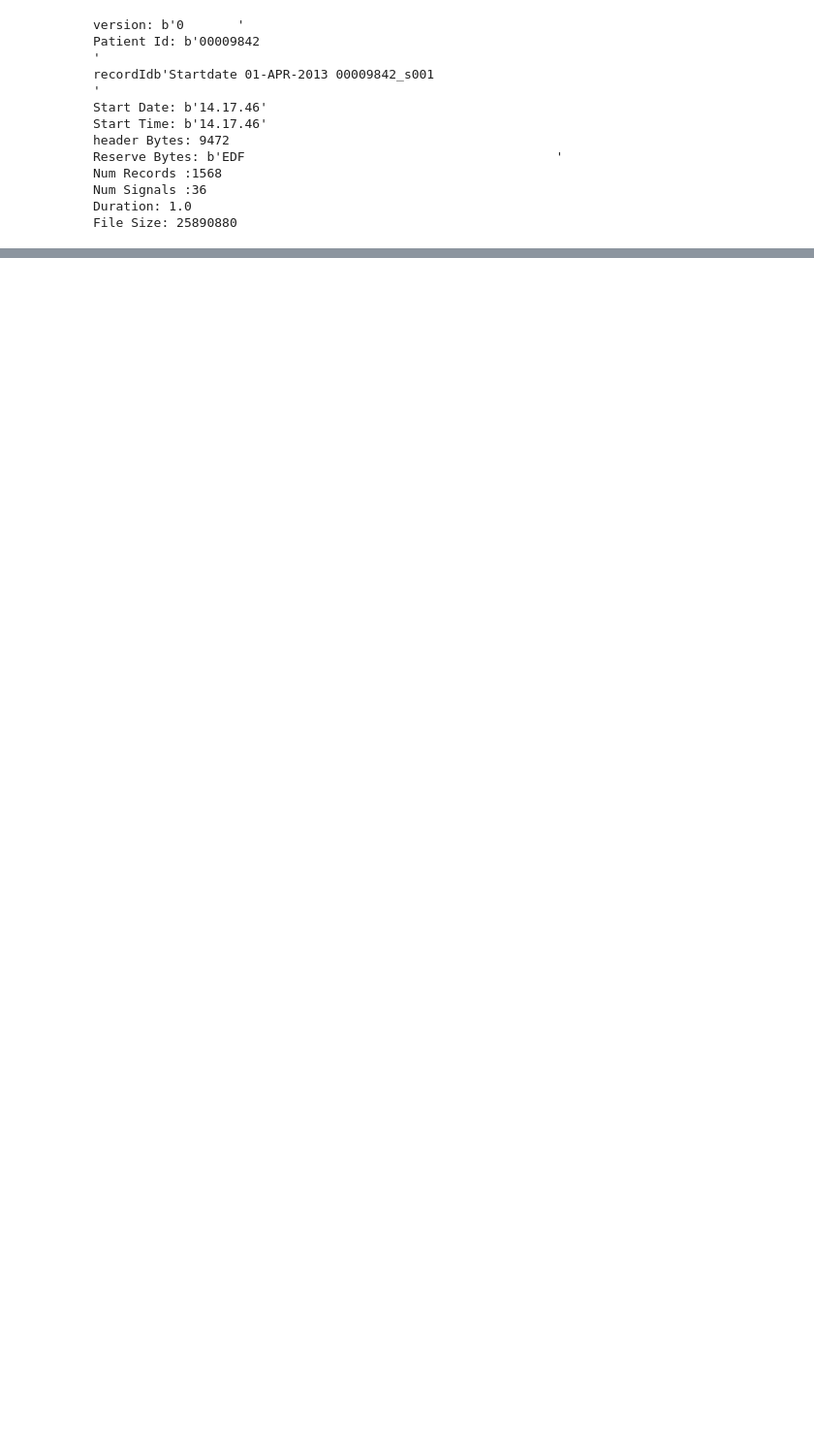
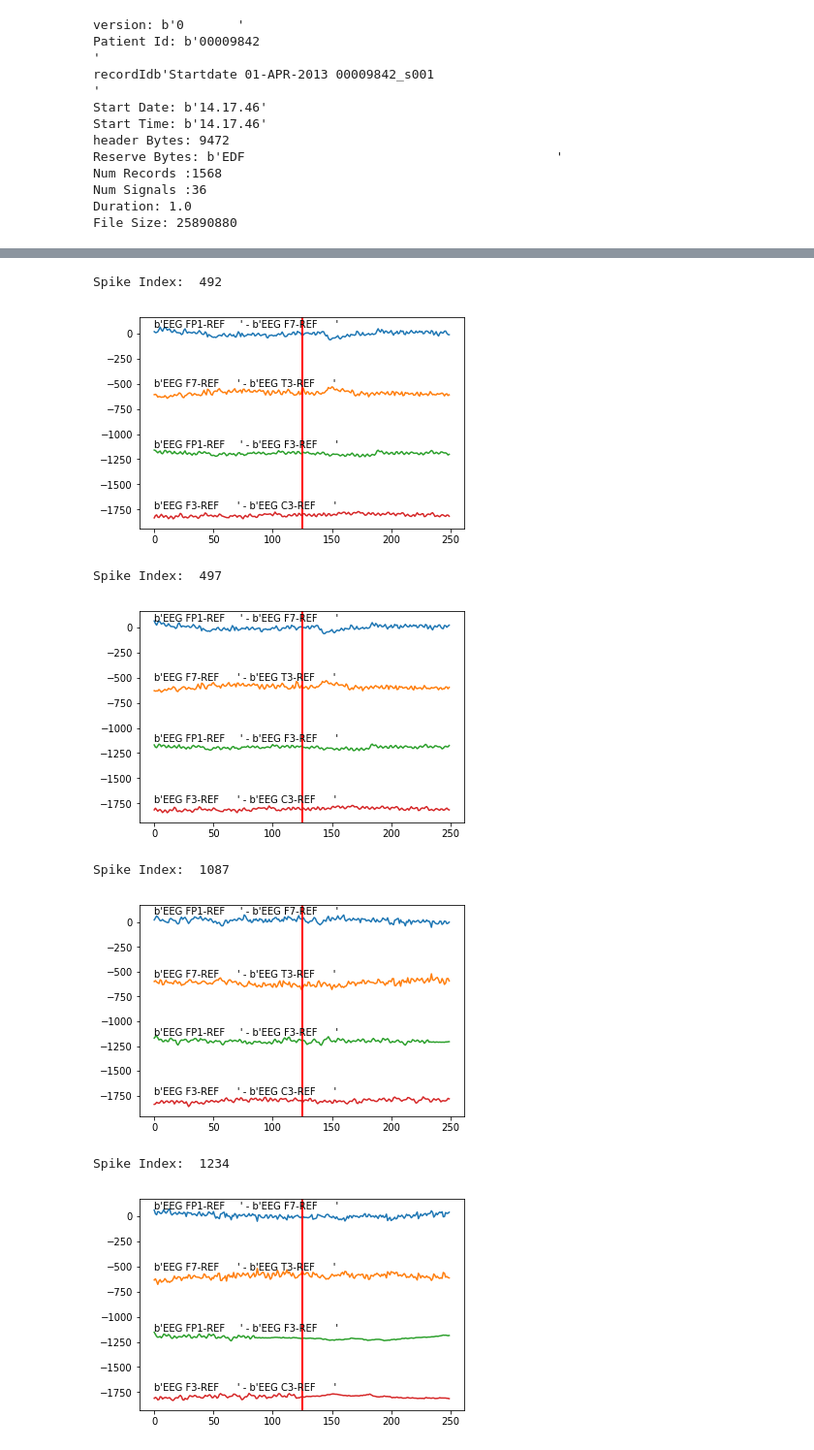
Before and after one commit to UC89/eegProject, a Jupyter notebook: EEGCapstoneProject.ipynb, the cells around one changed output, grey strips where cells are left out. Shown at 97% size. Cells and saved outputs as stored; diff of their text form; code cells hidden in the pictures; blank space fills up the shorter version.

Commit message:
Add function to plot quadrant spikes

```diff
--- a/EEGCapstoneProject.ipynb
+++ b/EEGCapstoneProject.ipynb
@@ -548,8 +581,8 @@ def lookForPossibleChannelSpikes(edfObject,montageArray,stepSize,searchSize,ampT
         totalSamples = durationToCheck * sampleRate  #Total Number of samples to check in data file
         numberOfSteps = int(totalSamples/stepSampleSize) #Total number of steps to take
 
-        print("SampleSearchSize: ",sampleSearchSize,"\nstepSampleSize: ",stepSampleSize,
-             "\ntotalSamples: ",totalSamples,"\nnumberOfSteps: ",numberOfSteps)
+        #print("SampleSearchSize: ",sampleSearchSize,"\nstepSampleSize: ",stepSampleSize,
+        #    "\ntotalSamples: ",totalSamples,"\nnumberOfSteps: ",numberOfSteps)
 
         possibleSpikeArray = []
 
@@ -560,7 +593,7 @@ def lookForPossibleChannelSpikes(edfObject,montageArray,stepSize,searchSize,ampT
             segmentMax = np.amax(np.absolute(segmentToCheck))
             segmentPTP = np.ptp(segmentToCheck)
             segmentAverage = abs(np.average(segmentToCheck))
-            print("StartIndex: ",startIndex,"\nEndIndex: ",endIndex)
+            #print("StartIndex: ",startIndex,"\nEndIndex: ",endIndex)
             freqs, pxx = scipy.signal.periodogram(segmentToCheck, sampleRate)
             amplitudeThreshold = segmentAverage * ampThreshold
             ptpThreshold = segmentAverage * ptpThreshold
@@ -656,7 +689,7 @@ def removeCloseSpikes(indexArray,edfObject,minDistanceBetweenSpikes):
                 returnArray.append(x)
             else:
                 removed+=1
-    print("Removed: ",removed)
+    #print("Removed: ",removed)
     return returnArray
 
 def checkInput():
@@ -706,12 +704,18 @@ StartIndex:  629
 # %%
 print(possibleSpikesPrelim.keys())
 for x in range(16):
-    print(len(possibleSpikesPrelim[x]))
+    #print(len(possibleSpikesPrelim[x]))
     possibleSpikesPrelim[x]=removeCloseSpikes(possibleSpikesPrelim[x],trainingEDF1,300)
-    print("prelim elim: ",len(possibleSpikesPrelim[x]))
+    #print("prelim elim: ",len(possibleSpikesPrelim[x]))
 
-finalCandidates = checkQuadrants(possibleSpikesPrelim,adjacentElectrodeArray,trainingEDF1,20)
-for x in finalCandidates:
-    print(len(x))
+finalCandidatesB = checkQuadrants(possibleSpikesPrelim,adjacentElectrodeArray,trainingEDF1,20)
+finalCandidates = []
+for x in finalCandidatesB:
+    #print(len(x))
+    finalCandidates.append(removeCloseSpikes(x,trainingEDF1,300))
+
+for y in finalCandidates:
+    print("FINAL LEN: ",len(y))
+    print(y)
 # %% [output]
 dict_keys([0, 1, 2, 3, 4, 5, 6, 7, 8, 9, 10, 11, 12, 13, 14, 15, 16, 17])
@@ -733,0 +730,16 @@ Removed:  0
+# %%
+#plotQuadrantSpike(edfObject,quadrantArray,montageArray,quadrantToPlot,indexToPlot,timeSpan)
+
+for i,quadrant in enumerate(finalCandidates):
+    for spikeIndex in quadrant[0:20]:
+        print("Spike Index: ",spikeIndex)
+        plotQuadrantSpike(trainingEDF1,adjacentElectrodeArray,longBipolarMontage,i,spikeIndex,1)
+# %% [output]
+Spike Index:  492
+[figure, added]
+Spike Index:  497
+[figure, added]
+Spike Index:  1087
+[figure, added]
+Spike Index:  1234
+[figure, added]
```
Also changed, not shown: parts of 5 cells of this notebook.
